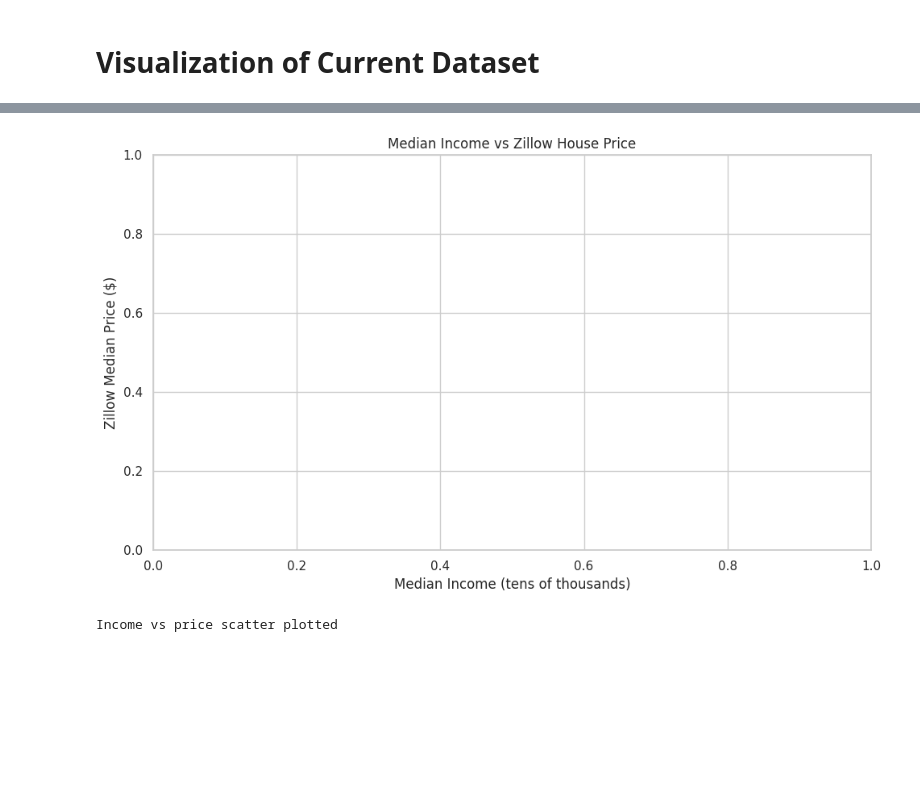
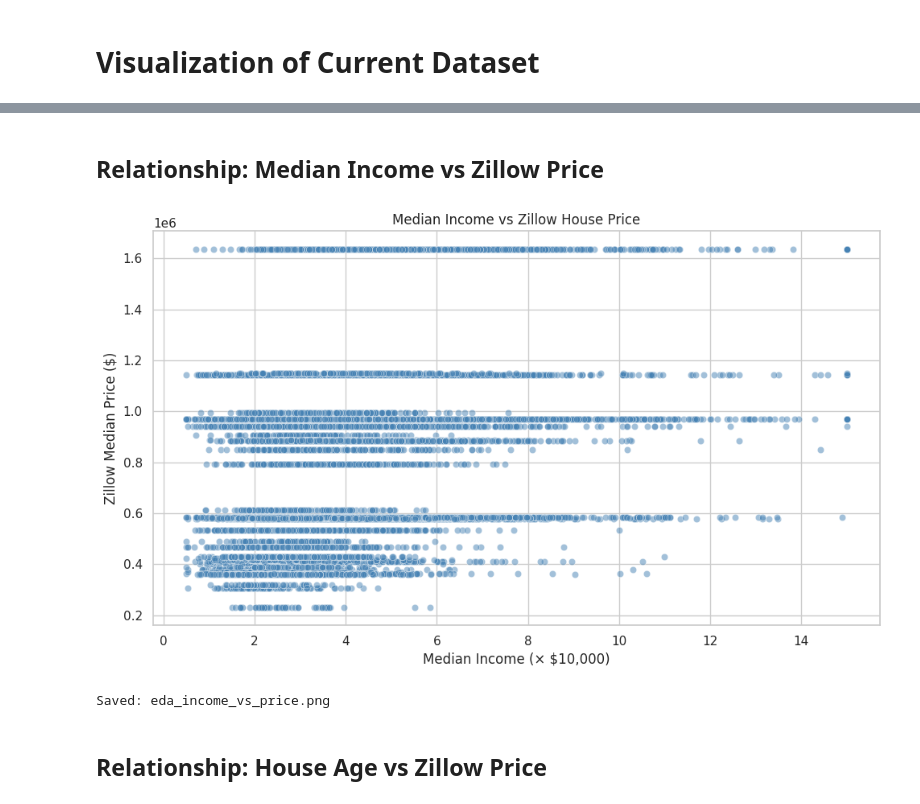
Before and after one commit to timfan705/CAmarket, a Jupyter notebook: cmpe188_CAmarket.ipynb, the cells around one changed output, grey strips where cells are left out. Cells and saved outputs as stored; diff of their text form; code cells hidden in the pictures; blank space fills up the shorter version.

```diff
--- a/cmpe188_CAmarket.ipynb
+++ b/cmpe188_CAmarket.ipynb
@@ -115,0 +78,20 @@ Index: []
+# %%
+# Keep only California MSAs (this Zillow file is MSA-only + country)
+df_zillow_ca = df_zillow_raw[
+    (df_zillow_raw["RegionType"] == "msa") &
+    (df_zillow_raw["StateName"] == "CA")
+].copy()
+
+# Identify date columns and pick the latest one
+meta_cols = ["RegionID","SizeRank","RegionName","RegionType","StateName"]
+date_cols = sorted([c for c in df_zillow_raw.columns if c not in meta_cols], key=pd.to_datetime)
+
+latest_col = date_cols[-1]  # e.g., "2026-03-31"
+print("Using latest Zillow column:", latest_col)
+
+# Build a simple lookup table: RegionName -> latest Zillow value
+df_zillow_latest = df_zillow_ca[["RegionName"]].copy()
+df_zillow_latest["zillow_median_price"] = df_zillow_ca[latest_col].astype(float)
+
+print("Zillow CA latest prices | Shape:", df_zillow_latest.shape)
+print(df_zillow_latest.head())
@@ -235,5 +140,0 @@ Name: count, dtype: int64
-# %%
-df_sklearn["city_clean"] = df_sklearn["city"].str.lower().str.strip()
-df_zillow_latest["city_clean"] = df_zillow_latest["RegionName"].str.lower().str.strip()
-
-print("City names standardized")
@@ -305,0 +188,9 @@ For example, when doing 'df[col].method(value, inplace=True)', try using 'df.met
+# %%
+# 1) Make sure every Zillow CA MSA has a centroid
+missing = sorted(set(df_zillow_latest["RegionName"]) - set(msa_centroids["RegionName"]))
+print("Missing centroids:", missing)
+
+# 2) Make sure the centroid join didn’t drop anything unexpectedly
+z_geo = df_zillow_latest.merge(msa_centroids, on="RegionName", how="inner")
+print("df_zillow_latest:", df_zillow_latest.shape)
+print("z_geo:", z_geo.shape)
@@ -396,24 +395,28 @@ Correlation heatmap plotted
+# %% [markdown]
+## Relationship: Median Income vs Zillow Price
 # %%
-# showing the income vs price plot
+# income vs price plot
 # higher income neighborhoods tend to have higher house prices
 
 plt.figure(figsize=(10, 6))
 sns.scatterplot(
     data=df_merged,
     x="MedInc",
     y="zillow_median_price",
-    alpha=0.3,
+    alpha=0.5,
     color="steelblue"
 )
 plt.title("Median Income vs Zillow House Price")
-plt.xlabel("Median Income (tens of thousands)")
+plt.xlabel("Median Income (× $10,000)")
 plt.ylabel("Zillow Median Price ($)")
 plt.tight_layout()
-plt.savefig("eda_income_vs_price.png")
+plt.savefig("eda_income_vs_price.png", dpi=150, bbox_inches="tight")
 plt.show()
-print("Income vs price scatter plotted")
+print("Saved: eda_income_vs_price.png")
 # %% [output]
-[figure, old version]
+[figure, new version]
-Income vs price scatter plotted
+Saved: eda_income_vs_price.png
+# %% [markdown]
+## Relationship: House Age vs Zillow Price
 # %%
 # age of the house vs price plot
```
Also changed, not shown: parts of 31 cells of this notebook.
